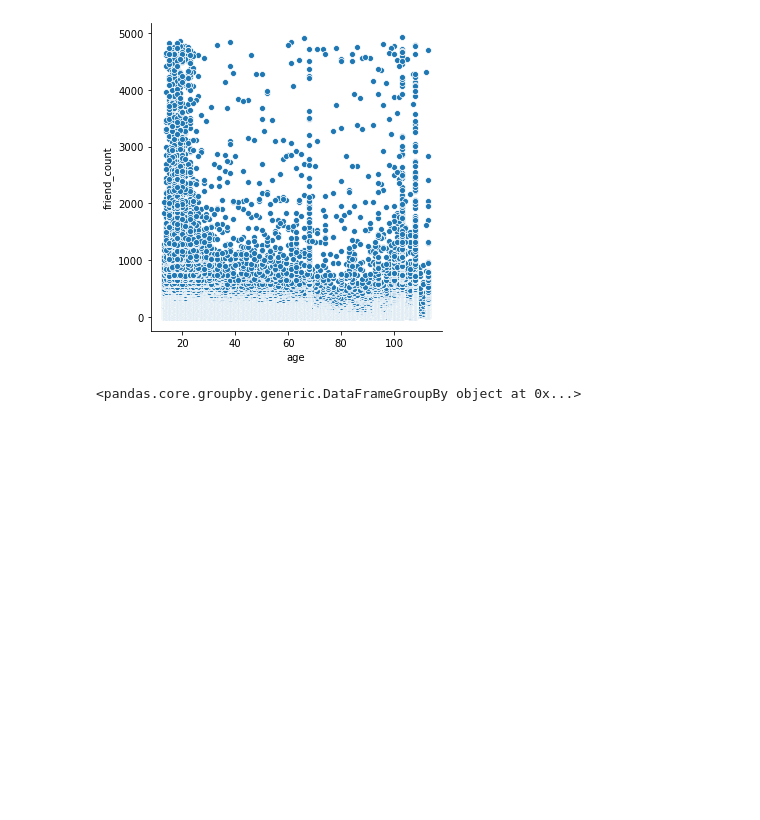
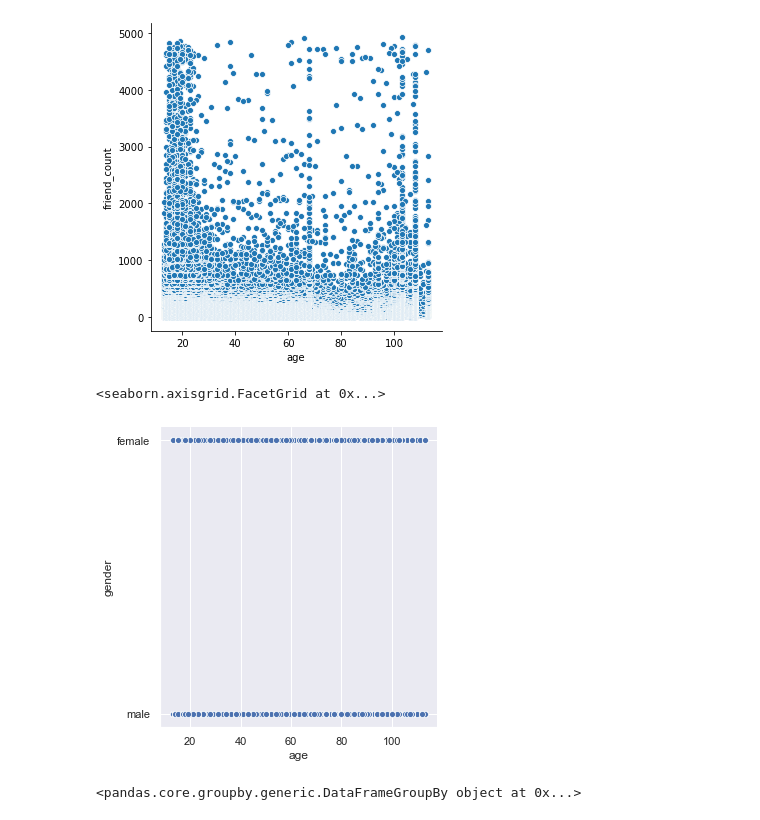
Before and after one commit to Themoonflow/DataMeshNetwork, a Jupyter notebook: SQL_InterAct.ipynb, the cells around one changed output. Saved outputs shown, nothing was run; the diff lists cells and outputs as text; code cells hidden in the pictures; blank space fills up the shorter version.

```diff
--- a/SQL_InterAct.ipynb
+++ b/SQL_InterAct.ipynb
@@ -144,6 +219,12 @@ sb.relplot(x ="age", y ="friend_count",
 # %% [output]
 <seaborn.axisgrid.FacetGrid at 0x...>
 [figure]
+# %%
+sb.relplot(x ="age", y ="gender",
+            data = fbData)
+# %% [output]
+<seaborn.axisgrid.FacetGrid at 0x...>
+[figure, added]
 # %%
 ##data = [15, 25, 25, 30, 5]
 #labels = ['age', 'friend_count']
```
Also changed, not shown: parts of 8 cells of this notebook.
